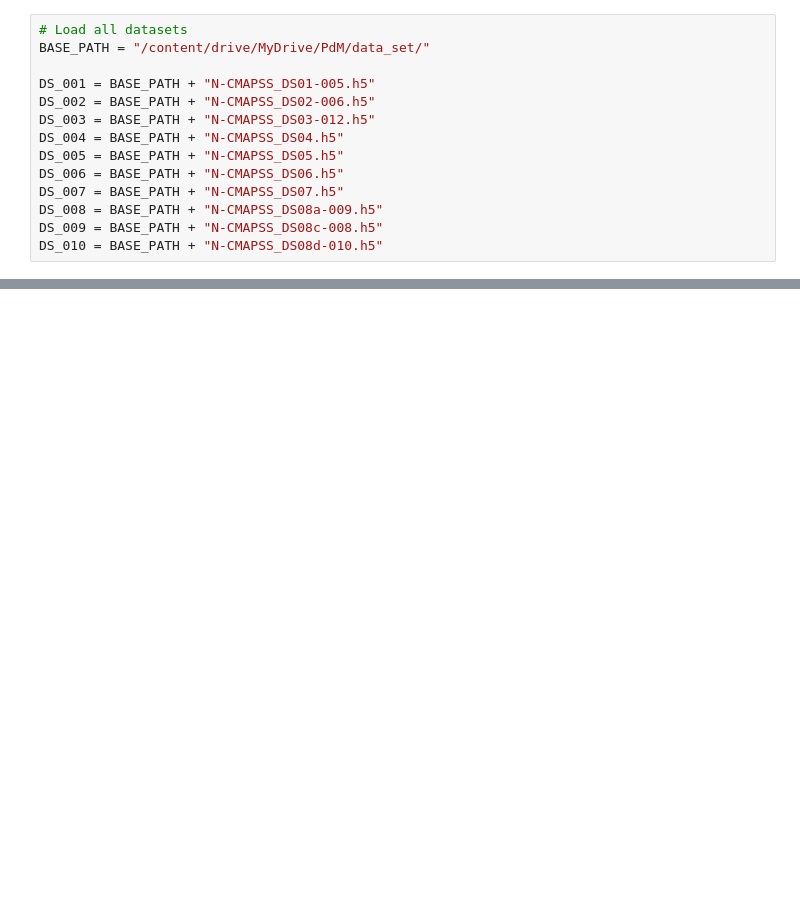
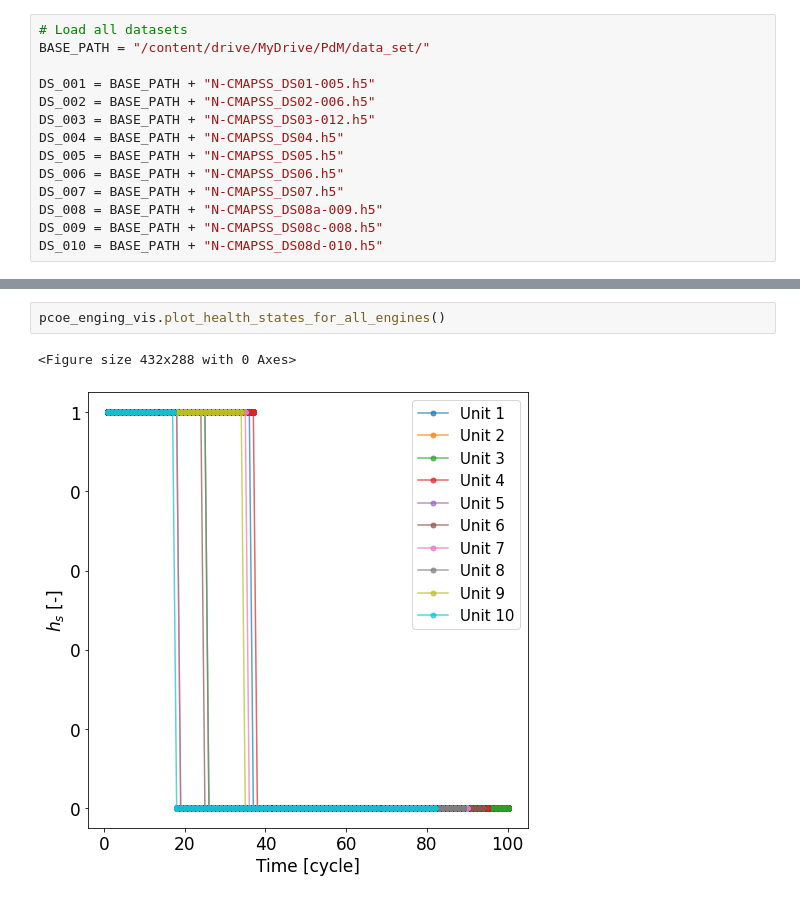
Before and after one commit to arpdm/predictive-maintenance-platform, a Jupyter notebook: dataset_analyzer.ipynb, the cells around one changed output, grey strips where cells are left out. Saved outputs shown, nothing was run; the diff lists cells and outputs as text; blank space fills up the shorter version.

```diff
--- a/dataset_analyzer.ipynb
+++ b/dataset_analyzer.ipynb
@@ -205,0 +116,5 @@ plot_util.generate_about_to_fail_graphs(y_true, y_pred)
+# %%
+pcoe_enging_vis.plot_health_states_for_all_engines()
+# %% [output]
+<Figure size 432x288 with 0 Axes>
+[figure, added]
```
Also changed, not shown: parts of 25 cells of this notebook.
